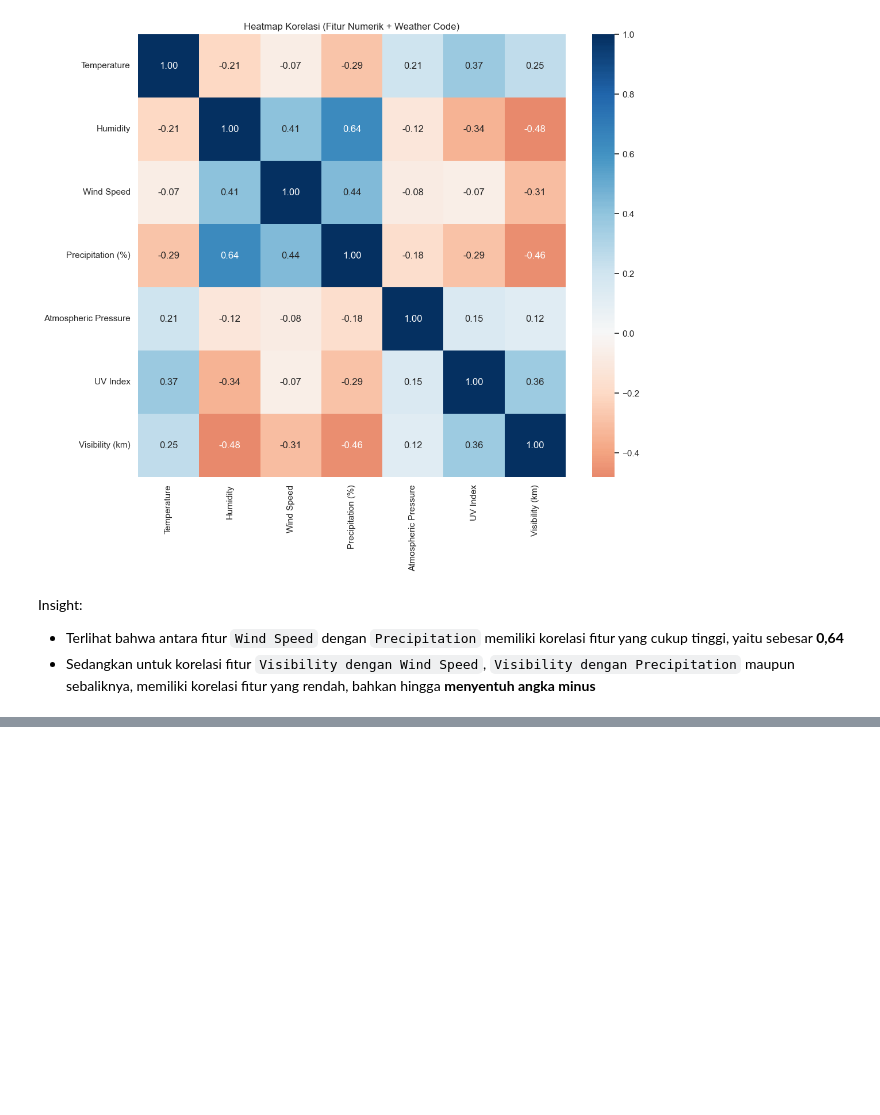
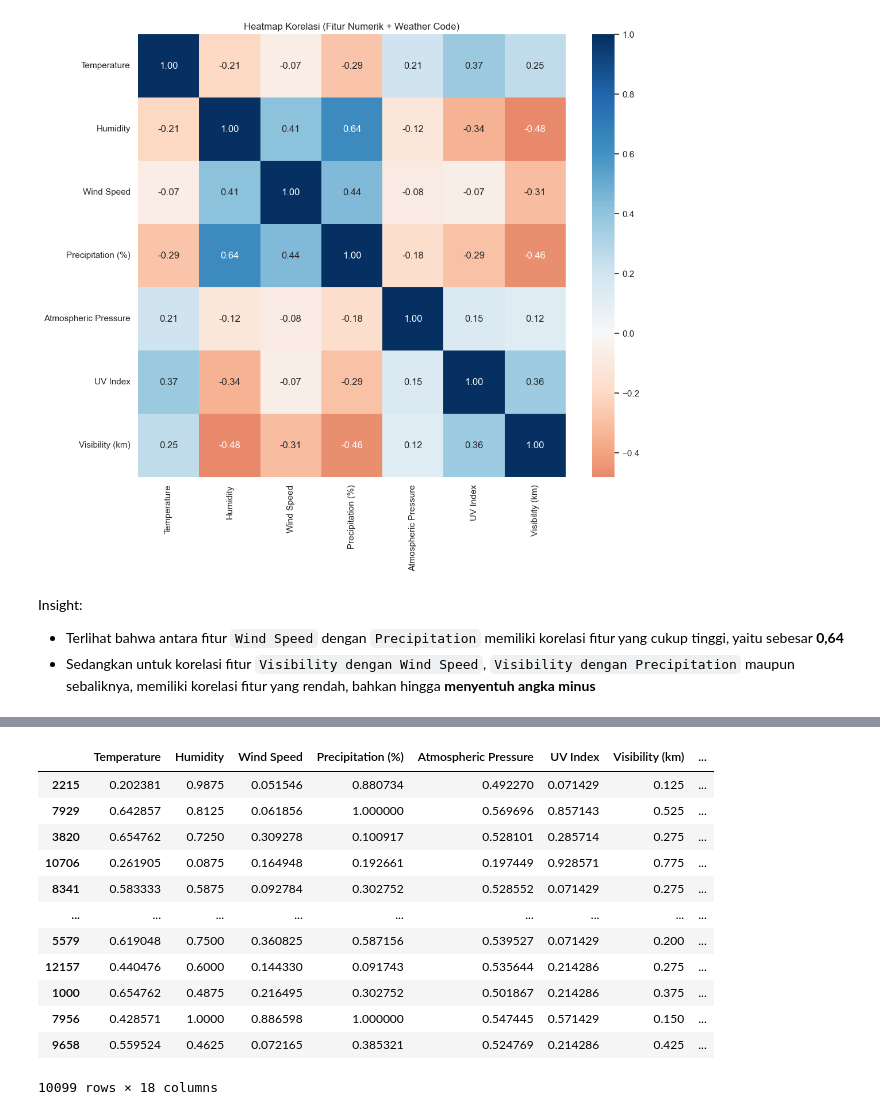
Before and after one commit to Farhan-Nawwafal/tubes-pembelajaran-mesin, a Jupyter notebook: experiment-1/test-tubes.ipynb, the cells around one changed output, grey strips where cells are left out. Saved outputs shown, nothing was run; the diff lists cells and outputs as text; code cells hidden in the pictures; blank space fills up the shorter version.

```diff
--- a/experiment-1/test-tubes.ipynb
+++ b/experiment-1/test-tubes.ipynb
@@ -199,0 +220,33 @@ Insight:
+# %%
+# Label Encoding untuk fitur Weather Type
+label_encoder = LabelEncoder()
+df_preprocessed['Weather Type'] = label_encoder.fit_transform(df_preprocessed['Weather Type'])
+# %%
+# Memisahkan fitur X dan Y
+X = df_preprocessed.drop('Weather Type', axis=1)
+y = df_preprocessed['Weather Type']
+# %%
+# Scaling hanya untuk fitur numerik asli
+scaler = MinMaxScaler ()
+num_cols = ['Temperature', 'Humidity', 'Wind Speed', 'Precipitation (%)',
+            'Atmospheric Pressure', 'UV Index', 'Visibility (km)']
+X[num_cols] = scaler.fit_transform(X[num_cols])
+# %%
+# Split Data
+X_train, X_test, y_train, y_test = train_test_split(X, y, test_size=0.2, random_state=42, stratify=y)
+# %%
+X_train
+# %% [output]
+|  | Temperature | Humidity | Wind Speed | Precipitation (%) | Atmospheric Pressure | UV Index | Visibility (km) | ... |
+| 2215 | 0.202381 | 0.9875 | 0.051546 | 0.880734 | 0.492270 | 0.071429 | 0.125 | ... |
+| 7929 | 0.642857 | 0.8125 | 0.061856 | 1.000000 | 0.569696 | 0.857143 | 0.525 | ... |
+| 3820 | 0.654762 | 0.7250 | 0.309278 | 0.100917 | 0.528101 | 0.285714 | 0.275 | ... |
+| 10706 | 0.261905 | 0.0875 | 0.164948 | 0.192661 | 0.197449 | 0.928571 | 0.775 | ... |
+| 8341 | 0.583333 | 0.5875 | 0.092784 | 0.302752 | 0.528552 | 0.071429 | 0.275 | ... |
+| ... | ... | ... | ... | ... | ... | ... | ... | ... |
+| 5579 | 0.619048 | 0.7500 | 0.360825 | 0.587156 | 0.539527 | 0.071429 | 0.200 | ... |
+| 12157 | 0.440476 | 0.6000 | 0.144330 | 0.091743 | 0.535644 | 0.214286 | 0.275 | ... |
+| 1000 | 0.654762 | 0.4875 | 0.216495 | 0.302752 | 0.501867 | 0.214286 | 0.375 | ... |
+| 7956 | 0.428571 | 1.0000 | 0.886598 | 1.000000 | 0.547445 | 0.571429 | 0.150 | ... |
+| 9658 | 0.559524 | 0.4625 | 0.072165 | 0.385321 | 0.524769 | 0.214286 | 0.425 | ... |
+10099 rows × 18 columns
```
Also changed, not shown: parts of 9 cells of this notebook.
